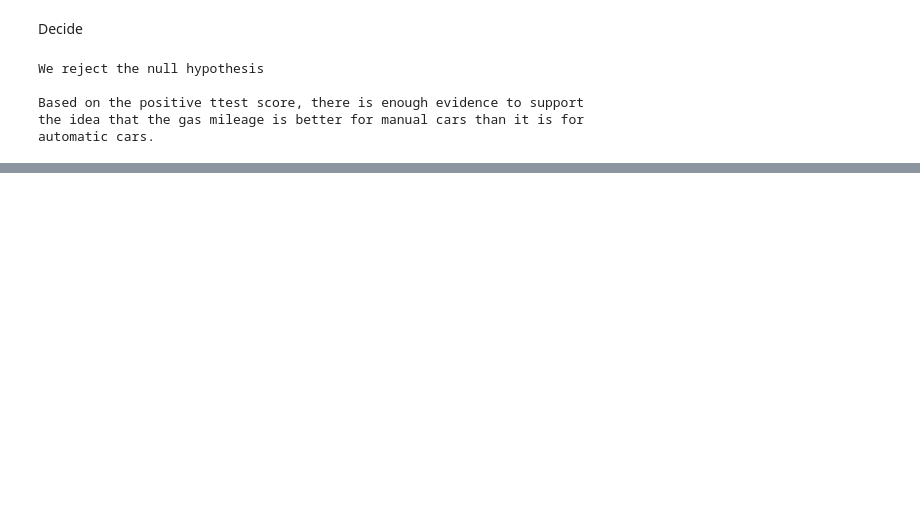
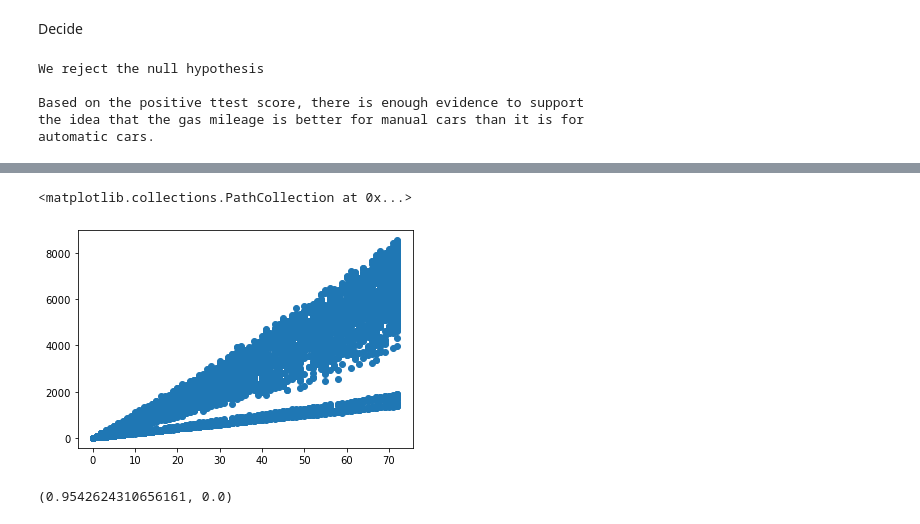
Before and after one commit to chadallen210/statistics-exercises, a Jupyter notebook: hypothesis_testing.ipynb, the cells around one changed output, grey strips where cells are left out. Cells and saved outputs as stored; diff of their text form; code cells hidden in the pictures; blank space fills up the shorter version.

```diff
--- a/hypothesis_testing.ipynb
+++ b/hypothesis_testing.ipynb
@@ -412,0 +533,15 @@ automatic cars.
+# %%
+plt.scatter(x7, y7)
+# %% [output]
+<matplotlib.collections.PathCollection at 0x...>
+[figure, added]
+# %%
+phone_service = telco_churn_df[telco_churn_df.phone_service == 'No']
+
+x8 = phone_service.tenure
+y8 = phone_service.total_charges2
+
+r, p = stats.pearsonr(x8,y8)
+r, p
+# %% [output]
+(0.9542624310656161, 0.0)
```
Also changed, not shown: parts of 93 cells of this notebook.
